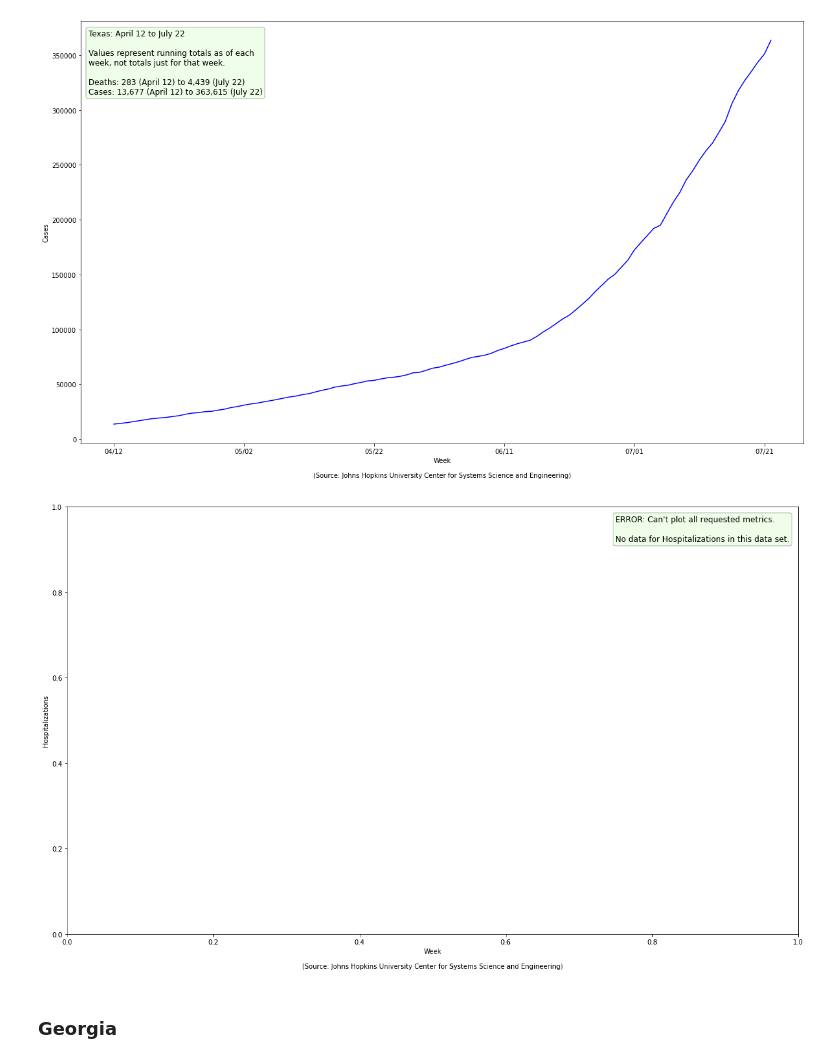
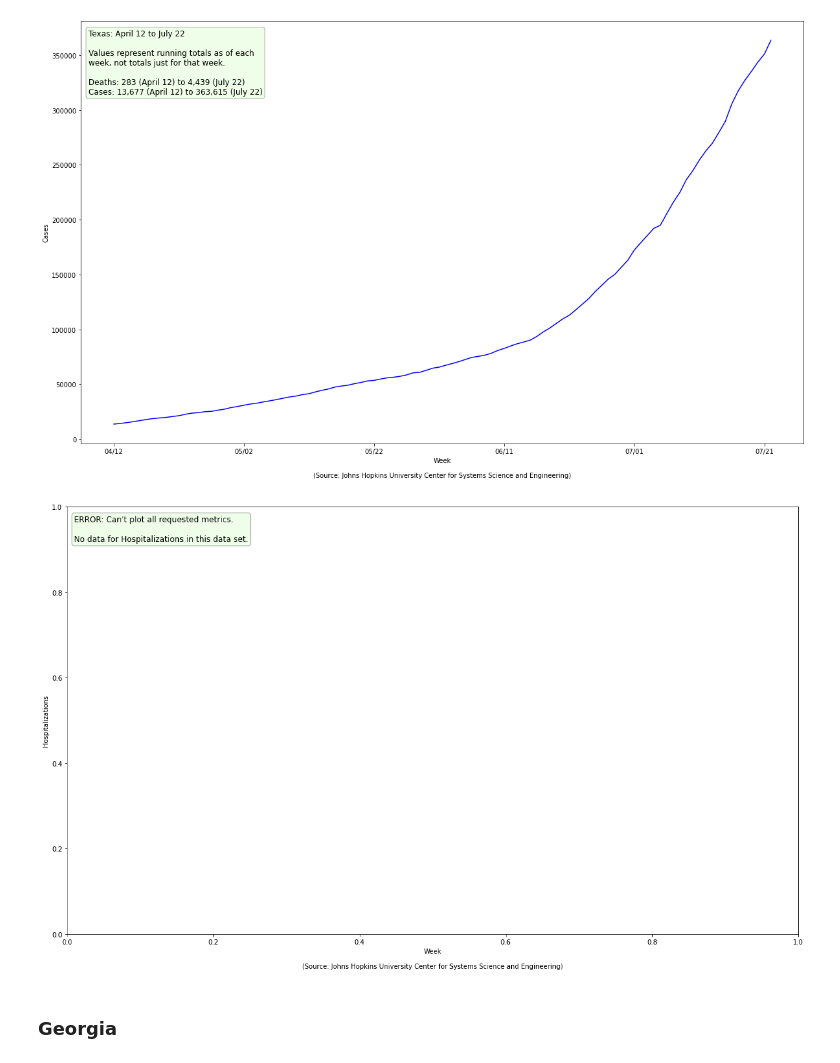
Before and after one commit to bmc/covid19, a Jupyter notebook: johns-hopkins.ipynb, the cells around one changed output. Drawn from its saved outputs; the diff is of its cells as text; code cells hidden in the pictures.

```diff
--- a/johns-hopkins.ipynb
+++ b/johns-hopkins.ipynb
@@ -413,10 +404,9 @@ plot_stats_by_date(df_tx, textbox_heading="Texas", metrics={MetricType.CASES}, i
 # %% [output]
 [figure]
-# %%
-plot_stats_by_date(df_tx, textbox_heading="Texas", metrics={MetricType.HOSPITALIZATIONS},
-                   textbox_loc=(0.75, 0.98), image_file="jhu-tx-hosp.png")
-# %% [output]
-[figure, removed]
+# %%
+plot_state(df, 'Texas', image_file='jhu-tx-hosp.png', metrics={MetricType.HOSPITALIZATIONS})
+# %% [output]
+[figure, added]
 # %% [markdown]
 ### Georgia
 # %%
```
Also changed, not shown: parts of 38 cells of this notebook.
